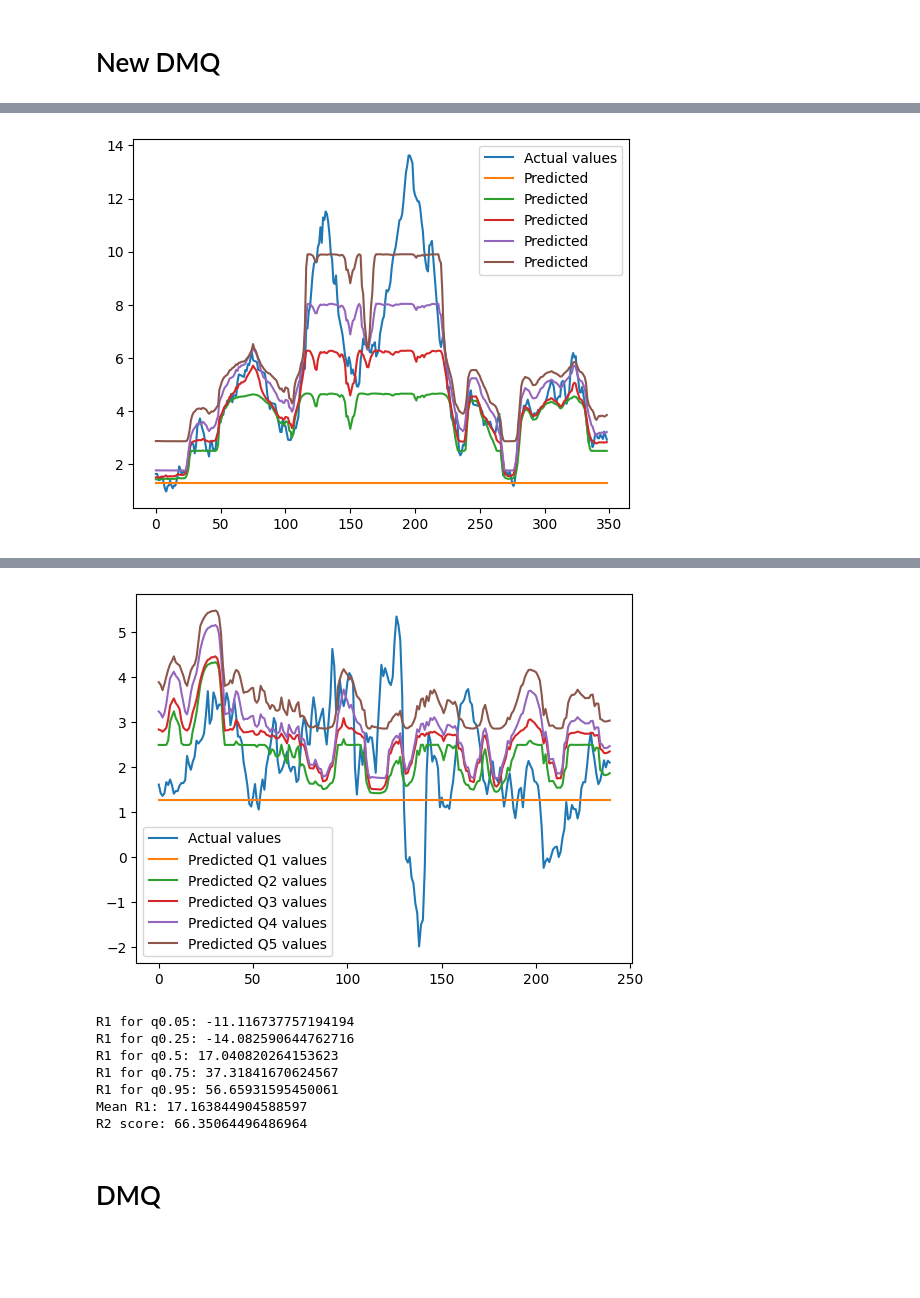
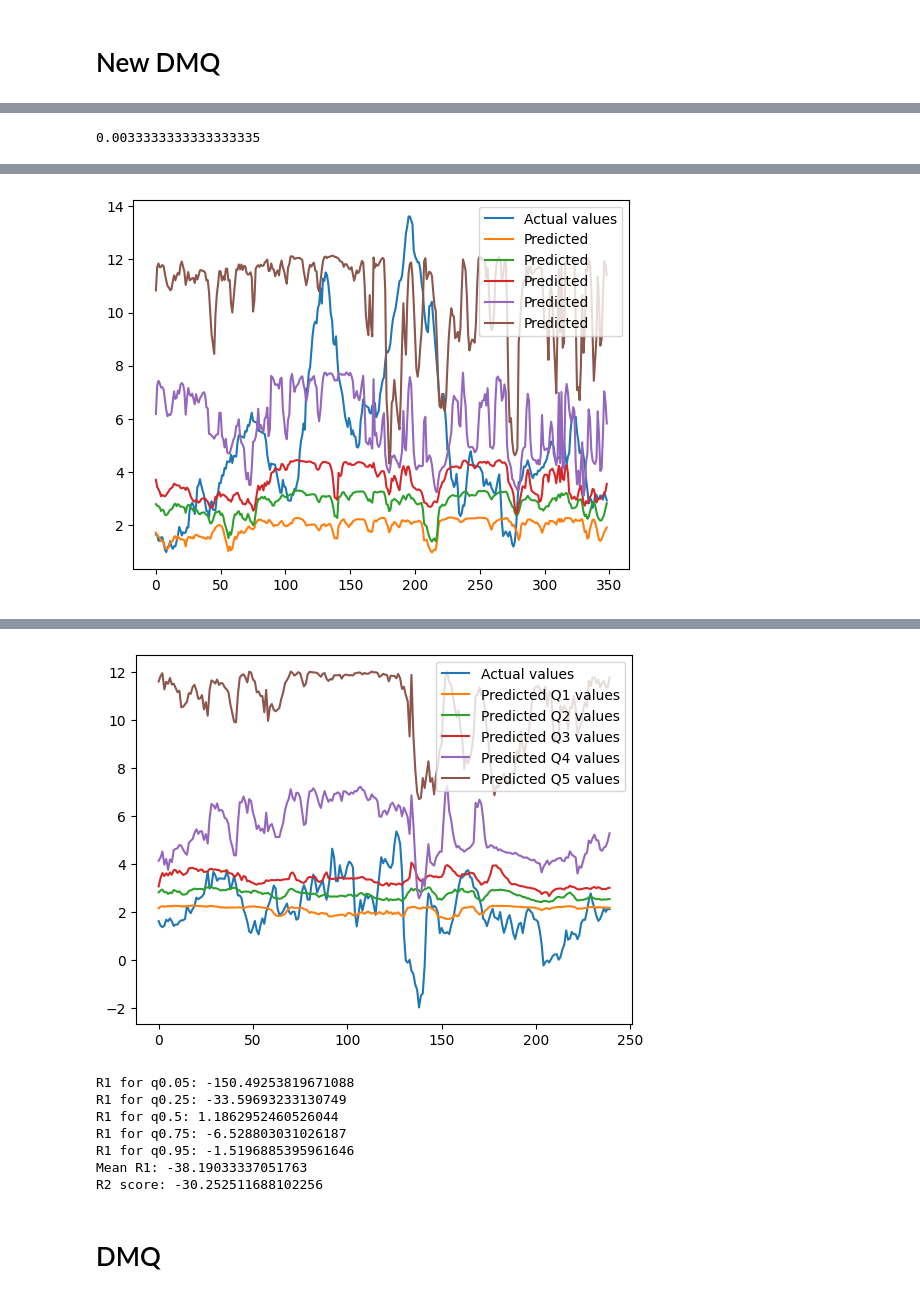
Before and after one commit to rproner1/MacroAtRisk, a Jupyter notebook: tuning.ipynb, the cells around one changed output, grey strips where cells are left out. Saved outputs shown, nothing was run; the diff lists cells and outputs as text; code cells hidden in the pictures; blank space fills up the shorter version.

```diff
--- a/tuning.ipynb
+++ b/tuning.ipynb
@@ -351,14 +362,15 @@ y_train_rnn = targets_train_rnn[:,TARGET_IDX]
 y_val_rnn = targets_val_rnn[:,TARGET_IDX]
 y_test_rnn = targets_test_rnn[:, TARGET_IDX]
 
-mq_y_train_rnn = np.repeat(y_train_rnn.reshape(-1,1), len(QUANTILES), axis=1)
-mq_y_val_rnn = np.repeat(y_val_rnn.reshape(-1,1), len(QUANTILES), axis=1)
-mq_y_test_rnn = np.repeat(y_test_rnn.reshape(-1,1), len(QUANTILES), axis=1)
+# mq_y_train_rnn = np.repeat(y_train_rnn.reshape(-1,1), len(QUANTILES), axis=1)
+# mq_y_val_rnn = np.repeat(y_val_rnn.reshape(-1,1), len(QUANTILES), axis=1)
+# mq_y_test_rnn = np.repeat(y_test_rnn.reshape(-1,1), len(QUANTILES), axis=1)
 
 # Stack up the sequences to create a full training set
 if isinstance(X_train, list):
     X_train_rnn_full = concatenate_multi_input_data(X_train_rnn, X_val_rnn)
 else:
     X_train_rnn_full = np.concatenate([X_train_rnn, X_val_rnn])
-mq_y_train_rnn_full = np.concatenate([mq_y_train_rnn, mq_y_val_rnn], axis=0)
+# mq_y_train_rnn_full = np.concatenate([mq_y_train_rnn, mq_y_val_rnn], axis=0)
+y_train_rnn_full = np.concatenate([y_train_rnn, y_val_rnn], axis=0)
 # %% [output]
@@ -381,12 +393,12 @@ bias_initializers = {
 
 builder_params = {
     'input_shapes': input_shapes,
-    'n_recurrent_layers': 3,
-    'n_shared_layers': 3,
-    'n_qtask_layers': 3,
-    'n_recurrent_nodes': 32,
-    'n_shared_nodes':32,
-    'n_task_nodes': 32,
+    'n_recurrent_layers': 2,
+    'n_shared_layers': 2,
+    'n_qtask_layers': 2,
+    'n_recurrent_nodes': 16,
+    'n_shared_nodes':16,
+    'n_task_nodes': 8,
     'initializer': 'he_normal',
     'quantiles': QUANTILES,
     'loss_weights':  None,
@@ -397,7 +409,7 @@ builder_params = {
 
 hps = {
     'lr': 3e-4,
-    'l2': 0.1
+    'l2': 0.01
 }
 
 builder_params.update(hps)
@@ -410,17 +422,17 @@ model = build_dmq(
 
 early_stopping = EarlyStopping(
     monitor='val_loss',
-    min_delta=1e-2,
+    min_delta=1e-3,
     patience=5,
     restore_best_weights=True
 )
 
 history = model.fit(
-    X_train_rnn_full,
-    mq_y_train_rnn_full,
+    X_train_rnn[-120:],
+    y_train_rnn_full[-120:],
     epochs=200,
     batch_size=4,
-    validation_data=(X_val_rnn, mq_y_val_rnn),
+    validation_data=(X_val_rnn, y_val_rnn),
     callbacks=[
         early_stopping
     ],
@@ -452,15 +464,19 @@ Epoch 49/200
+# %%
+0.2/60
+# %% [output]
+0.0033333333333333335
 # %%
 y_pred = model.predict(X_train_rnn)
 plot_and_evaluate_train_predictions(
     y_pred=y_pred,
-    y_true=mq_y_train_rnn[:,0].flatten()
+    y_true=y_train_rnn.flatten()
     )
 
 y_pred = model.predict(X_test_rnn)
 mean_pred = y_pred @ np.array([0.15, 0.225, 0.25, 0.225, 0.15]).reshape(-1,1)
 plot_and_evaluate_train_predictions(
     y_pred=y_pred,
-    y_true=mq_y_test_rnn[:,0].flatten(),
+    y_true=y_test_rnn.flatten(),
     multi_quantile=True
     )
 
@@ -475 +491 @@ evaluate_quantile_predictions(
-[figure, old version]
+[figure, new version]
@@ -477,11 +493,11 @@ evaluate_quantile_predictions(
-[figure, old version]
+[figure, new version]
-R1 for q0.05: -11.116737757194194
-R1 for q0.25: -14.082590644762716
-R1 for q0.5: 17.040820264153623
-R1 for q0.75: 37.31841670624567
-R1 for q0.95: 56.65931595450061
-Mean R1: 17.163844904588597
-R2 score: 66.35064496486964
+R1 for q0.05: -150.49253819671088
+R1 for q0.25: -33.59693233130749
+R1 for q0.5: 1.1862952460526044
+R1 for q0.75: -6.528803031026187
+R1 for q0.95: -1.5196885395961646
+Mean R1: -38.19033337051763
+R2 score: -30.252511688102256
 # %% [markdown]
 # DMQ
 # %%
```
Also changed, not shown: parts of 7 cells of this notebook.
